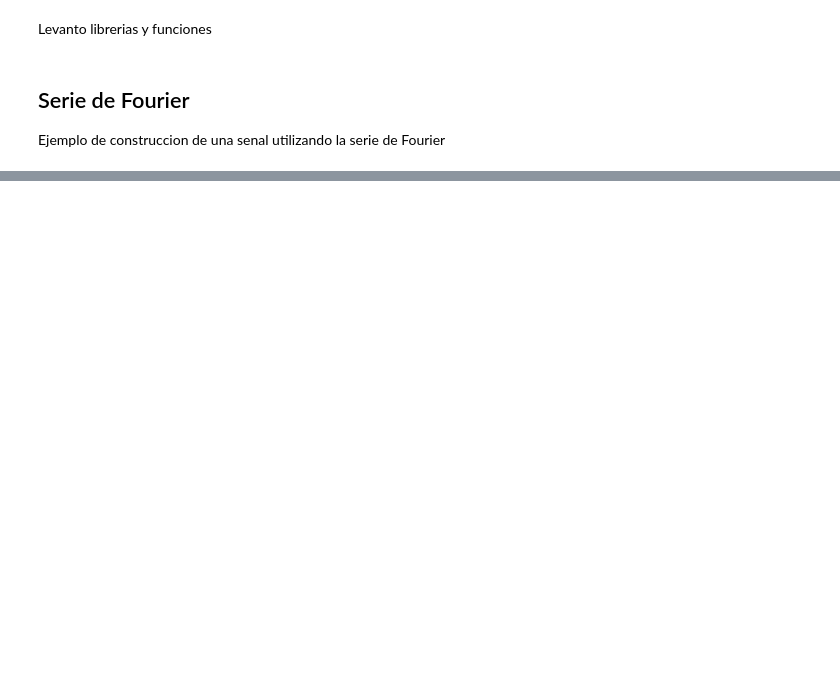
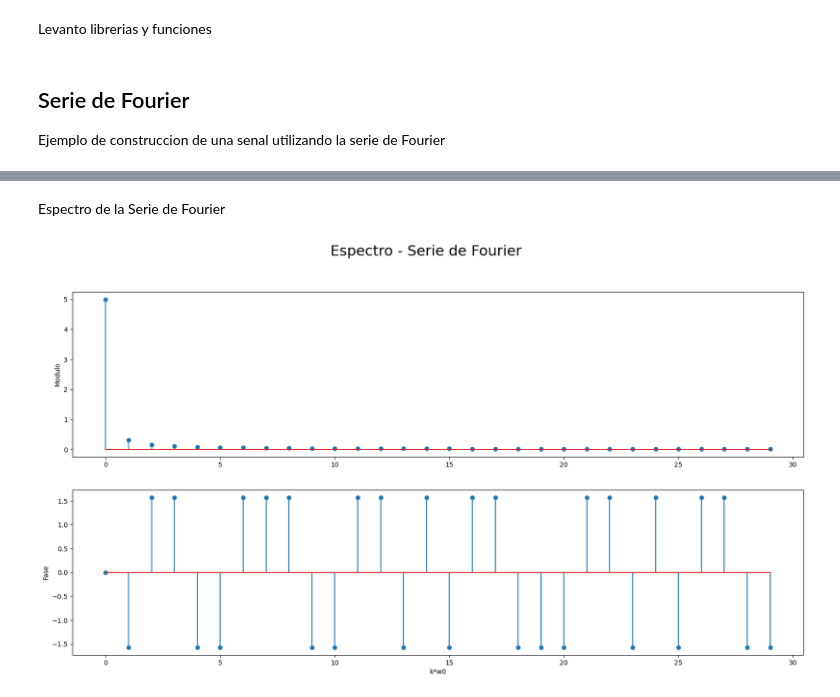
Before and after one commit to AgustinSolano/SyS_scriptsbook, a Jupyter notebook: _sources/md_scripts/Serie_de_Fourier.ipynb, the cells around one changed output, grey strips where cells are left out. Drawn from its saved outputs; the diff is of its cells as text; code cells hidden in the pictures; blank space fills up the shorter version.

```diff
--- a/_sources/md_scripts/Serie_de_Fourier.ipynb
+++ b/_sources/md_scripts/Serie_de_Fourier.ipynb
@@ -107,0 +108,19 @@ plt.show()
+# %% [markdown]
+Espectro de la Serie de Fourier
+# %%
+Xn_modulo = [np.sqrt(np.power(np.array(An)/2,2) + np.power(np.array(Bn)/2,2))]
+Xn_modulo = np.insert(Xn_modulo, 0, np.abs(a0))
+Xn_fase = np.arctan(np.array(Bn)/np.array(An))
+Xn_fase = np.insert(Xn_fase, 0, np.angle(a0))
+
+fig, ax = plt.subplots(2,1)
+fig.suptitle('Espectro - Serie de Fourier', fontsize=22)
+fig.set_size_inches(20, 10)
+ax[0].stem(Xn_modulo)
+ax[0].set_ylabel("Modulo")
+ax[1].stem(Xn_fase)
+ax[1].set_ylabel("Fase")
+ax[1].set_xlabel("k*w0")
+plt.show()
+# %% [output]
+[figure, added]
```
Also changed, not shown: parts of 12 cells of this notebook, 5 other files.
